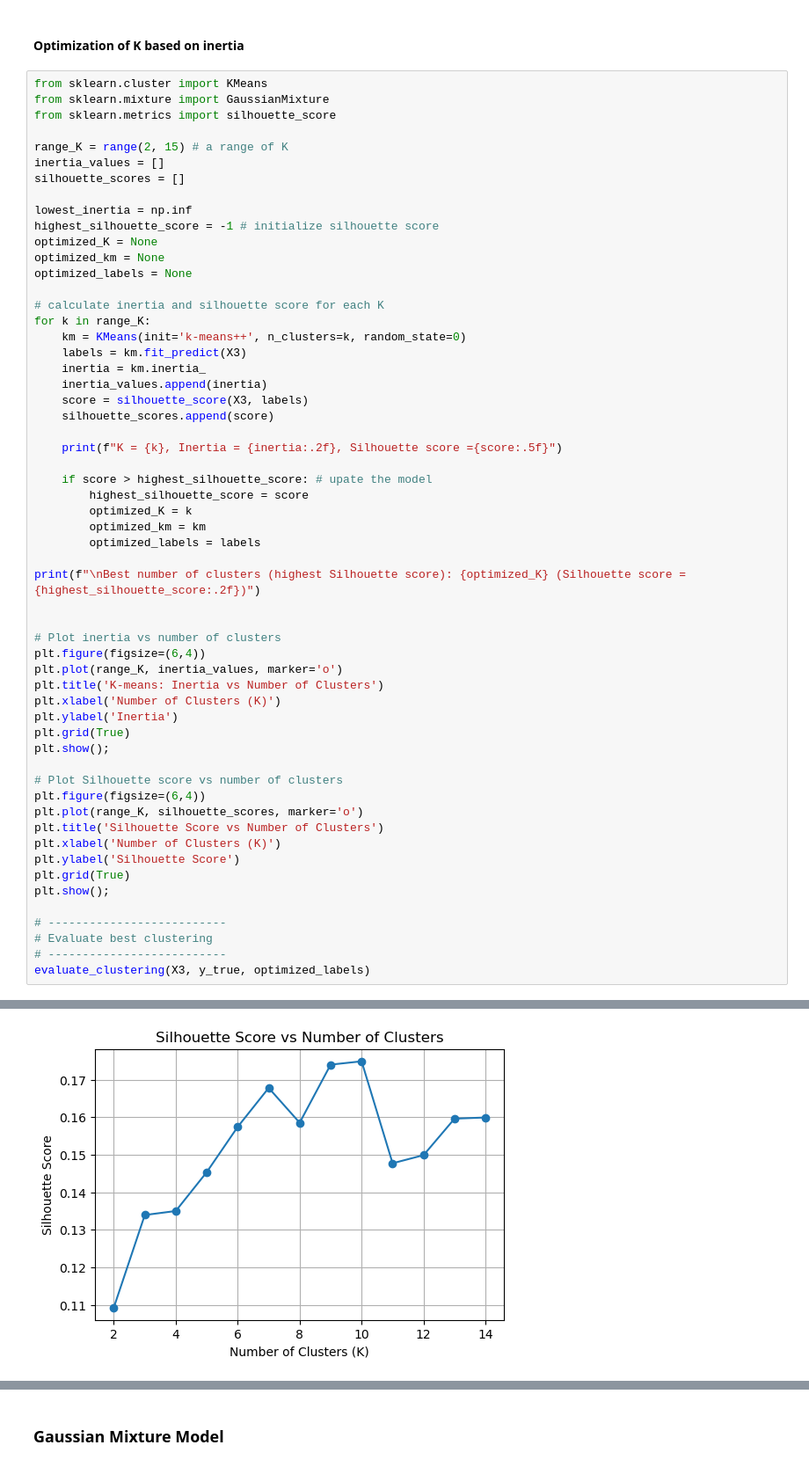
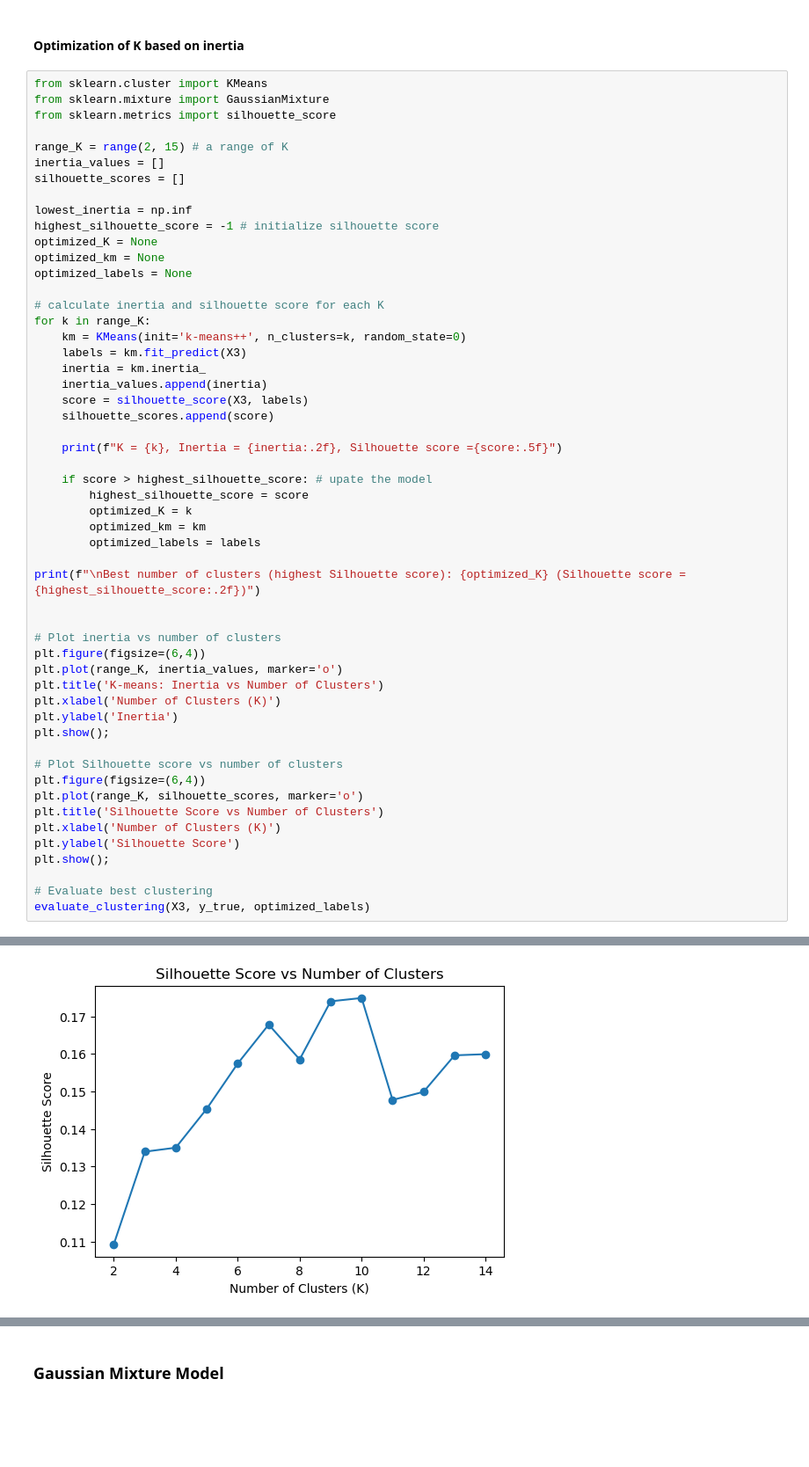
Before and after one commit to SBU-r/CIV555-FS25, a Jupyter notebook: Jupyter Notebooks/8. Clustering.ipynb, the cells around one changed output, grey strips where cells are left out. Shown at 88% size. Drawn from its saved outputs; the diff is of its cells as text; blank space fills up the shorter version.

```diff
--- a/Jupyter Notebooks/8. Clustering.ipynb
+++ b/Jupyter Notebooks/8. Clustering.ipynb
@@ -537,7 +537,6 @@ plt.plot(range_K, inertia_values, marker='o')
 plt.title('K-means: Inertia vs Number of Clusters')
 plt.xlabel('Number of Clusters (K)')
 plt.ylabel('Inertia')
-plt.grid(True)
 plt.show();
 
 # Plot Silhouette score vs number of clusters
@@ -546,12 +545,9 @@ plt.plot(range_K, silhouette_scores, marker='o')
 plt.title('Silhouette Score vs Number of Clusters')
 plt.xlabel('Number of Clusters (K)')
 plt.ylabel('Silhouette Score')
-plt.grid(True)
 plt.show();
 
-# --------------------------
 # Evaluate best clustering
-# --------------------------
 evaluate_clustering(X3, y_true, optimized_labels)
 # %% [output]
 K = 2, Inertia = 1830532.49, Silhouette score =0.10931
@@ -578,9 +574,9 @@ Text(0, 0.5, 'Inertia')
 <Figure size 600x400 with 0 Axes>
 [<matplotlib.lines.Line2D at 0x...>]
 Text(0.5, 1.0, 'Silhouette Score vs Number of Clusters')
 Text(0.5, 0, 'Number of Clusters (K)')
 Text(0, 0.5, 'Silhouette Score')
-[figure, old version]
+[figure, new version]
 Metric        Score
   Homogeneity 0.714
  Completeness 0.741
```
Also changed, not shown: parts of 2 cells of this notebook.
